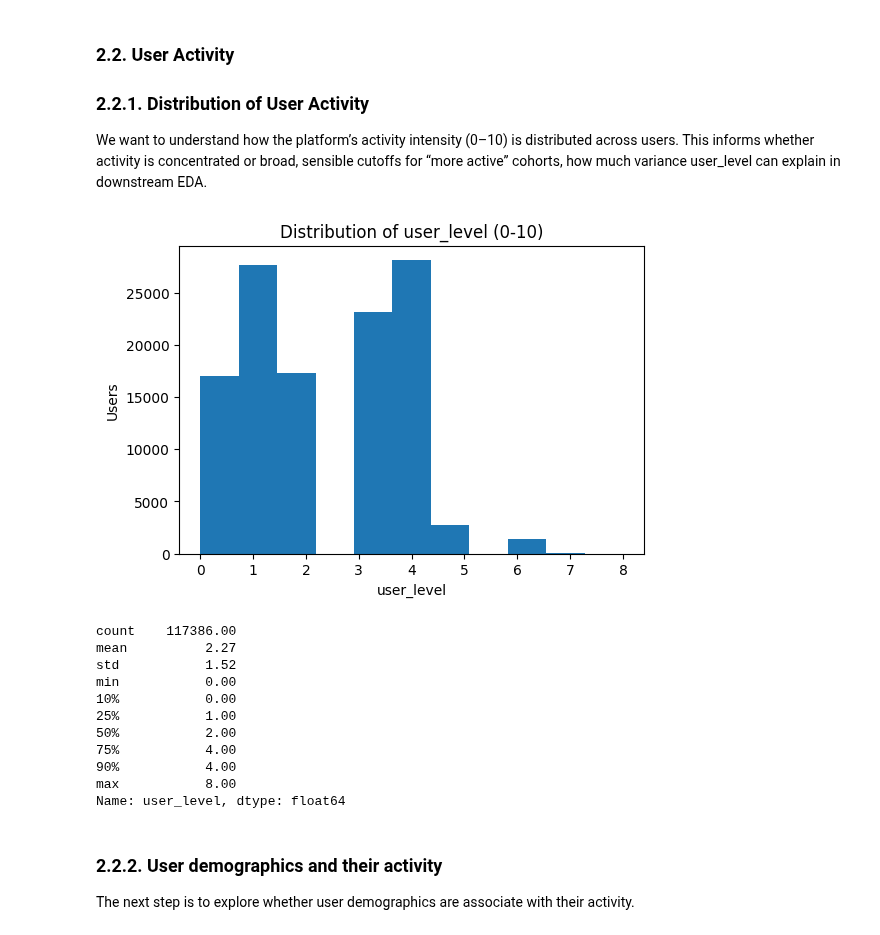
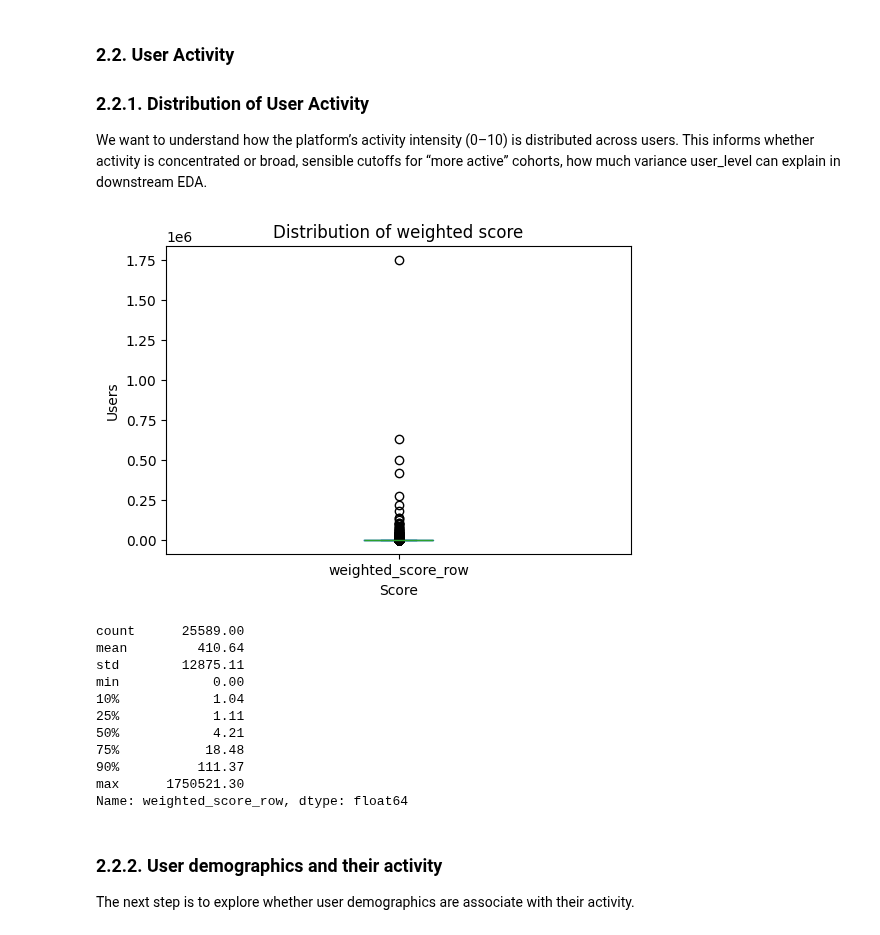
Before and after one commit to renaschaller/Master-Thesis-Music-Streaming, a Jupyter notebook: EDA/EDA.ipynb, the cells around one changed output. Saved outputs shown, nothing was run; the diff lists cells and outputs as text; code cells hidden in the pictures.

```diff
--- a/EDA/EDA.ipynb
+++ b/EDA/EDA.ipynb
@@ -50,6 +72,7 @@ from sklearn.decomposition import PCA
 # =========================
 df = pd.read_csv("../data/users_with_actions.csv")
 df.drop("registeredMonthCnt", axis=1, inplace=True)
+print(f"Data loaded: {df.shape[0]} rows, {df.shape[1]} columns.")
 
 # =========================
 # 1) Define action columns
@@ -62,7 +85,8 @@ all_actions = [
     'isIntoPersonalHomepage',
     'isShare',
     'isViewComment',
-    'isLike'
+    'isLike',
+    'mlogViewTime'
 ]
 
 # =========================
@@ -81,16 +105,18 @@ df_after10 = df[df['cum_actions'] > 3].copy()
 # 3) Weighted engagement (your deeper-engagement score)
 # =========================
 df_after10['weighted_score_row'] = (
-    2 * df_after10['isClick'] +
+    1 * df_after10['isClick'] +
     3 * df_after10['isLike'] +
-    5 * df_after10['isComment'] +
-    5 * df_after10['isShare'] +
+    4 * df_after10['isComment'] +
+    4 * df_after10['isShare'] +
     2 * df_after10['isViewComment']+
-    1 * df_after10['isIntoPersonalHomepage']
+    2 * df_after10['isIntoPersonalHomepage']+
+    0.01 * df_after10['mlogViewTime']
 )
 
 user_weighted = df_after10.groupby('userId')['weighted_score_row'].sum()
 y_active_weighted = (user_weighted >= 4).astype(int).rename('y_active_weighted')
+weighted_score_row = user_weighted.rename('weighted_score_row')
 
 # =========================
 # NEW STEP: Last action day
@@ -109,12 +135,13 @@ last_action_dt = last_action_dt.reindex(df['userId'].unique(), fill_value=0)
 # =========================
 # 4) Combine user-level labels
 # =========================
-user_labels = pd.concat([y_active_weighted, last_action_dt], axis=1)
+user_labels = pd.concat([y_active_weighted, last_action_dt, user_weighted], axis=1)
 
 # make sure columns exist
 user_labels = user_labels.fillna(0)
 user_labels['y_active_weighted'] = user_labels['y_active_weighted'].astype(int)
 user_labels['last_action_dt'] = user_labels['last_action_dt'].astype(int)
+user_labels['weighted_score_row'] = user_labels['weighted_score_row'].astype(float)
 
 # final user-level label:
 # deeply engaged AND last action after dt >= 10
@@ -124,23 +151,23 @@ user_labels['y_active'] = (
 ).astype(int)
 
 # =========================
-# 5) Map labels back to full df
+# 5) Map label back to full df
 # =========================
 
 # drop any old y_active in df
 df = df.drop(columns=['y_active'], errors='ignore')
 
-# now merge in the new labels
+# now merge in the new label
 df = df.merge(
-    user_labels[['y_active', 'y_active_weighted', 'last_action_dt']],
+    user_labels[['y_active','weighted_score_row' ]],
     left_on='userId',
     right_index=True,
     how='left'
 )
 
+
 # fill and cast once
-df[['y_active', 'y_active_weighted']] = df[['y_active', 'y_active_weighted']].fillna(0).astype(int)
-df['last_action_dt'] = df['last_action_dt'].fillna(0).astype(int)
+df[['y_active']] = df[['y_active']].fillna(0).astype(int)
 
 
 # =========================
@@ -356,27 +398,31 @@ A few top users exhibit above-average like/comment activity.
 We want to understand how the platform’s activity intensity (0–10) is distributed across users. This informs whether activity is concentrated or broad, sensible cutoffs for “more active” cohorts, how much variance user_level can explain in downstream EDA.
 # %%
 # Histogram
+# Group impressions by users
+user_level = df.groupby('userId').agg({
+    'weighted_score_row': 'sum'
+}).reset_index()
 fig = plt.figure(figsize=(6,4))
-df['user_level'].dropna().plot(kind='hist', bins=11)
-plt.title('Distribution of user_level (0-10)')
-plt.xlabel('user_level'); plt.ylabel('Users')
+user_level['weighted_score_row'].dropna().plot(kind='box')
+plt.title('Distribution of weighted score')
+plt.xlabel('Score'); plt.ylabel('Users')
 plt.show()
 
-# Summary stats
-print(df['user_level'].describe(percentiles=[.1,.25,.5,.75,.9]).round(2))
+# Summary stats and median
+print(user_level['weighted_score_row'].describe(percentiles=[.1,.25,.5,.75,.9]).round(2))
 # %% [output]
-[figure, old version]
+[figure, new version]
-count    117386.00
-mean          2.27
-std           1.52
-min           0.00
-10%           0.00
-25%           1.00
-50%           2.00
-75%           4.00
-90%           4.00
-max           8.00
-Name: user_level, dtype: float64
+count      25589.00
+mean         410.64
+std        12875.11
+min            0.00
+10%            1.04
+25%            1.11
+50%            4.21
+75%           18.48
+90%          111.37
+max      1750521.30
+Name: weighted_score_row, dtype: float64
 # %% [markdown]
 ### 2.2.2. User demographics and their activity
 
```
Also changed, not shown: parts of 31 cells of this notebook, 2 other files.
